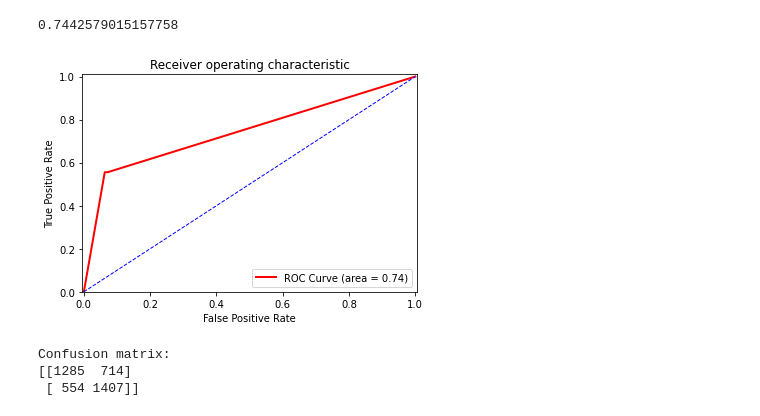
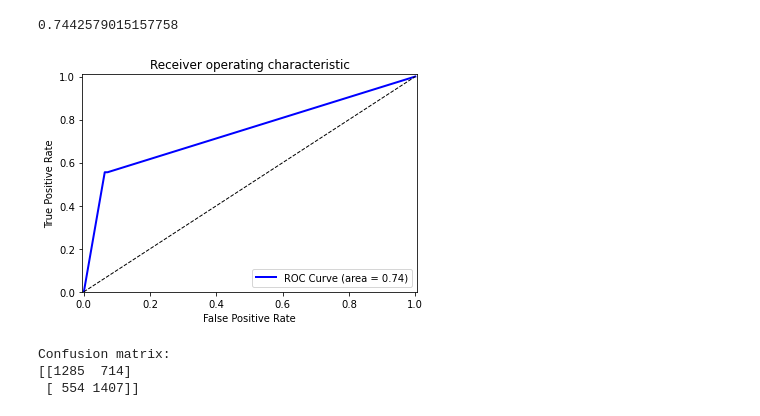
Before and after one commit to edwardramirez/company-bankruptcy-prediction, a Jupyter notebook: Company-bankruptcy-Prediction/company-bankruptcy-prediction.ipynb, the cells around one changed output. Cells and saved outputs as stored; diff of their text form; code cells hidden in the pictures.

```diff
--- a/Company-bankruptcy-Prediction/company-bankruptcy-prediction.ipynb
+++ b/Company-bankruptcy-Prediction/company-bankruptcy-prediction.ipynb
@@ -1037,34 +1048,34 @@ print(AUC)
 # %%
 # Importing the "pyplot" package of "matplotlib" library of python to generate
 # graphs and plot curves:
 import matplotlib.pyplot as plt
 
 # The following line will tell Jupyter Notebook to keep the figures inside the explorer page
 # rather than openng a new figure window:
 %matplotlib inline
 
 plt.figure()
 
 # Roc Curve:
-plt.plot(fpr, tpr, color='red', lw=2,
+plt.plot(fpr, tpr, color='blue', lw=2,
          label='ROC Curve (area = %0.2f)' % AUC)
 
 # Random Guess line:
-plt.plot([0, 1], [0, 1], color='blue', lw=1, linestyle='--')
+plt.plot([0, 1], [0, 1], color='black', lw=1, linestyle='--')
 
 # Defining The Range of X-Axis and Y-Axis:
 plt.xlim([-0.005, 1.005])
 plt.ylim([0.0, 1.01])
 
 # Labels, Title, Legend:
 plt.xlabel('False Positive Rate')
 plt.ylabel('True Positive Rate')
 plt.title('Receiver operating characteristic')
 plt.legend(loc="lower right")
 
 plt.show()
 # %% [output]
-[figure, old version]
+[figure, new version]
 # %%
 from sklearn import metrics
 
```
Also changed, not shown: parts of 8 cells of this notebook.
